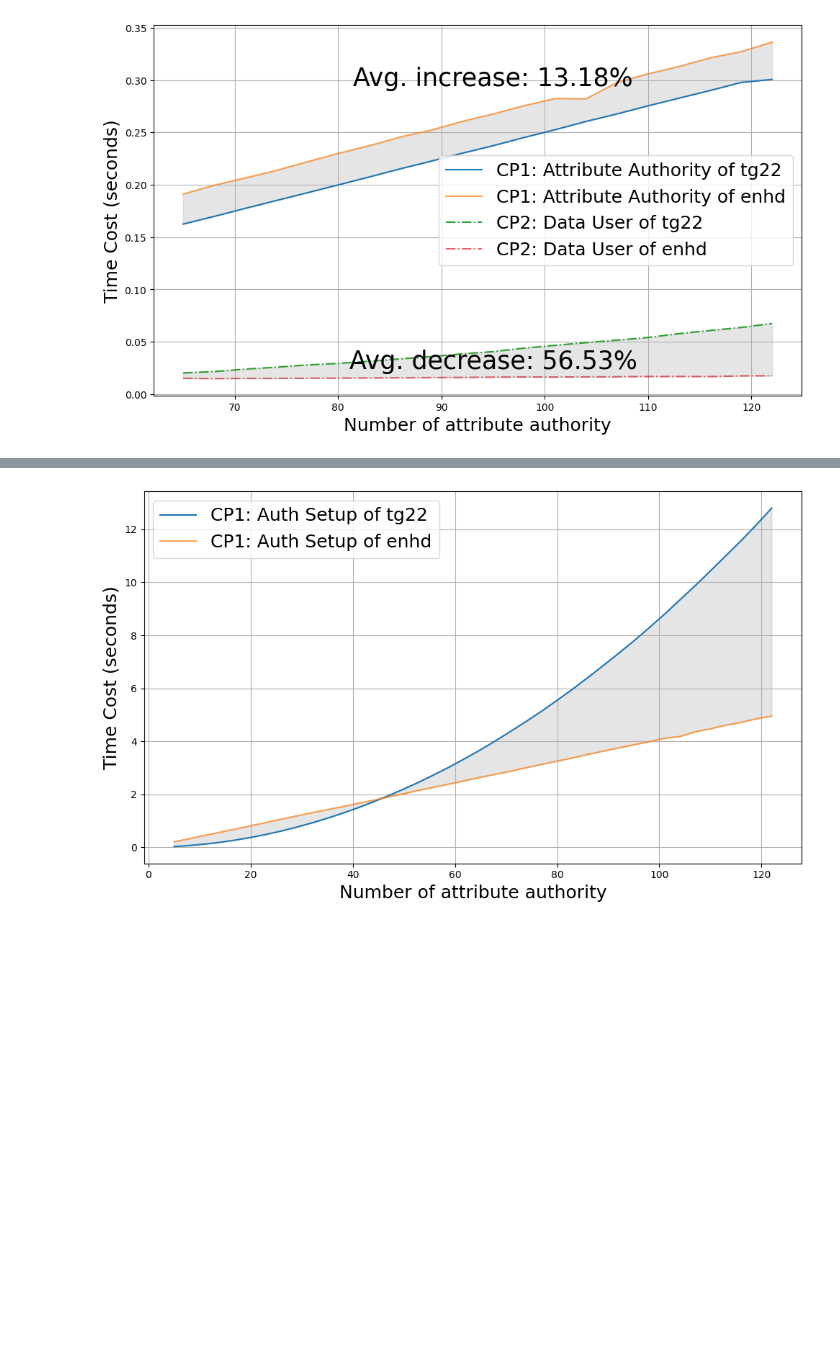
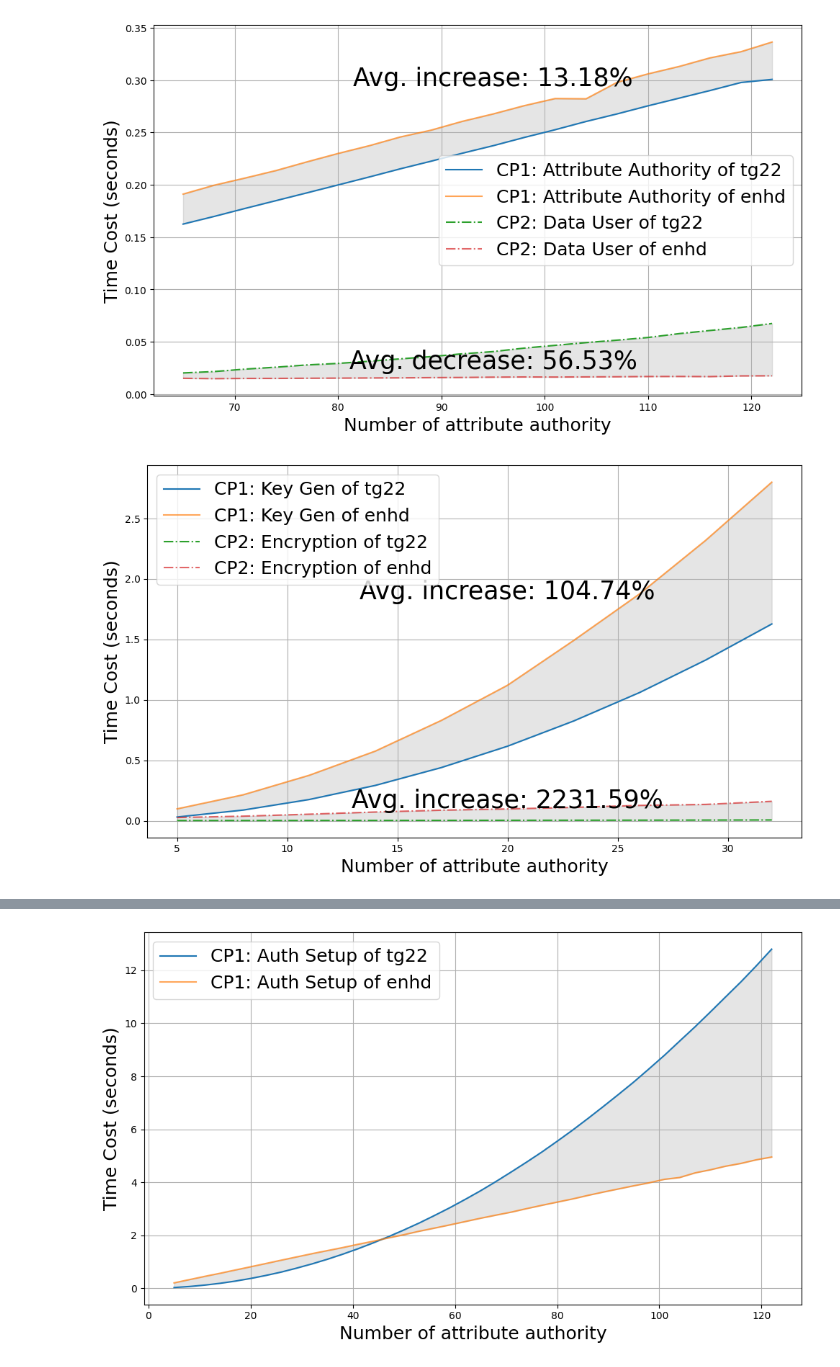
Before and after one commit to Guy1m0/Attack-on-IPPE, a Jupyter notebook: MJ18vsTG22vsOurs.ipynb, the cells around one changed output, grey strips where cells are left out. Cells and saved outputs as stored; diff of their text form; code cells hidden in the pictures; blank space fills up the shorter version.

```diff
--- a/MJ18vsTG22vsOurs.ipynb
+++ b/MJ18vsTG22vsOurs.ipynb
@@ -402,4 +522,19 @@ for y, y_ in zip(time_cost(k, xs, schemes[0],labels), time_cost(k, xs, schemes[1
 plot_comp_detail(xs, ys, comp_ys, labels, schemes)
 # %% [output]
 [figure]
+# %%
+labels = ['Key Gen','Encryption']
+schemes = ['tg22','enhd']
+xs = range(5,35,3)
+k = 2
+ys = []
+comp_ys = []
+
+for y, y_ in zip(time_cost(k, xs, schemes[0],labels), time_cost(k, xs, schemes[1],labels)):
+    ys.append(y)
+    comp_ys.append(y_)
+
+plot_comp_detail(xs, ys, comp_ys, labels, schemes)
+# %% [output]
+[figure, added]
 # %%
```
Also changed, not shown: parts of 13 cells of this notebook, 9 other files.
